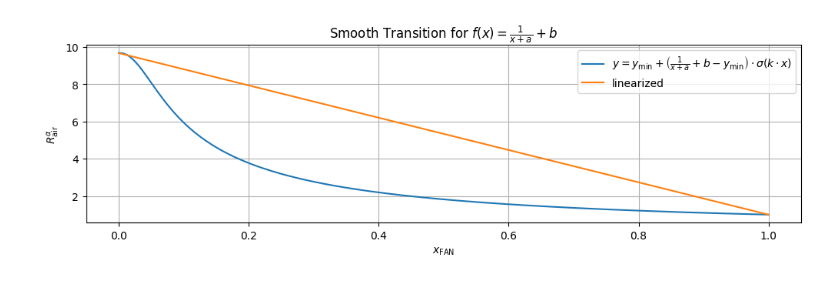
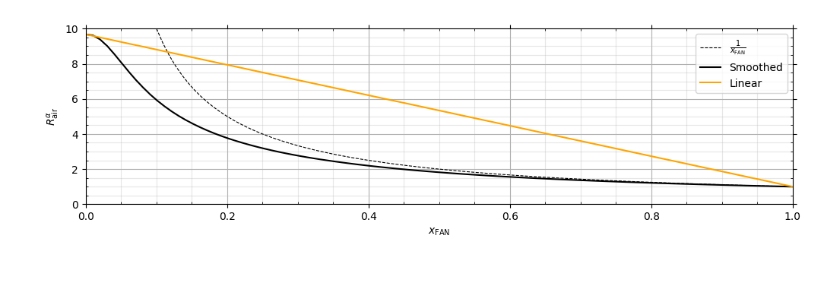
Before and after one commit to Jackmastro/Semester_Project, a Jupyter notebook: src/data/fan/fan_fitting.ipynb, the cells around one changed output. Drawn from its saved outputs; the diff is of its cells as text; code cells hidden in the pictures.

Commit message:
fan plot

```diff
--- a/src/data/fan/fan_fitting.ipynb
+++ b/src/data/fan/fan_fitting.ipynb
@@ -2,45 +2,62 @@
 import numpy as np
 import pandas as pd
 import matplotlib.pyplot as plt
+import matplotlib.ticker as ticker
 
 # Define parameters
 a = 0.07
 b = 7/107
 y_min = 5
 k = 45
 
 y_int = y_min + (1/a + b - y_min) * 0.5
 y_1 = y_min + (1/(1+a) + b - y_min) / (1 + np.exp(-k))
 
 # Define the function with smooth transition
 def smooth_function(x):
     return y_min + (1 / (x + a) + b - y_min) / (1 + np.exp(-k * x))
 
 # Linear function: R(x) = q + mx
 R0 = smooth_function(0)
 R1 = smooth_function(1)
 q = R0
 m = R1 - R0
 def linear_smooth_function(x):
     return q + m*x
 
 # Generate x values and compute y values for the function
-x_values = np.linspace(0, 1, 500)
+x_values = np.linspace(0, 1, 100)
+x_values2 = np.linspace(0.1, 1, 100)
 y_values = smooth_function(x_values)
 y_lin_values = linear_smooth_function(x_values)
 
 # Plot the function
 plt.figure(figsize=(12, 3))
-plt.plot(x_values, y_values, label=r'$y = y_{\min} + \left(\frac{1}{x + a} + b - y_{\min}\right) \cdot \sigma(k \cdot x)$')
-plt.plot(x_values, y_lin_values, label='linearized')
+plt.plot(x_values2, 1/x_values2, c='black', label=r'$\frac{1}{x_\mathrm{FAN}}$', linestyle='--', linewidth=0.8)
+plt.plot(x_values, y_values, c='black', label='Smoothed')
+plt.plot(x_values, y_lin_values, c='orange', label='Linear')
 plt.xlabel(r'$x_\mathrm{FAN}$')
 plt.ylabel(r'$R_\mathrm{air}^\alpha$')
-plt.title('Smooth Transition for $f(x) = \\frac{1}{x + a} + b$')
+plt.xlim(0, 1)
+plt.ylim(0, 10)
+
+# Add gridlines and minor ticks
+ax = plt.gca()  # Get the current axis
+ax.xaxis.set_minor_locator(ticker.AutoMinorLocator())
+ax.yaxis.set_minor_locator(ticker.AutoMinorLocator())
+ax.grid(which='both')
+ax.grid(which='minor', alpha=0.3)
+ax.tick_params(axis='x', which='minor', direction='in', top=True)
+ax.tick_params(axis='y', which='minor', direction='in', left=True, right=True)
+ax.tick_params(axis='x', which='major', top=True)
+ax.tick_params(axis='y', which='major', left=True, right=True)
+
 plt.legend()
-plt.grid()
+# Save PDF of the plot before showing it
+plt.savefig('fan_fitting.pdf', bbox_inches='tight')
 plt.show()
 # %% [output]
-[figure, old version]
+[figure, new version]
 # %%
 # Save coefficients
 data = pd.DataFrame({'y_min': [y_min], 'a': [a], 'b': [b], 'k': [k], 'y_int': [y_int]})
```
Also changed, not shown: 1 other file.
